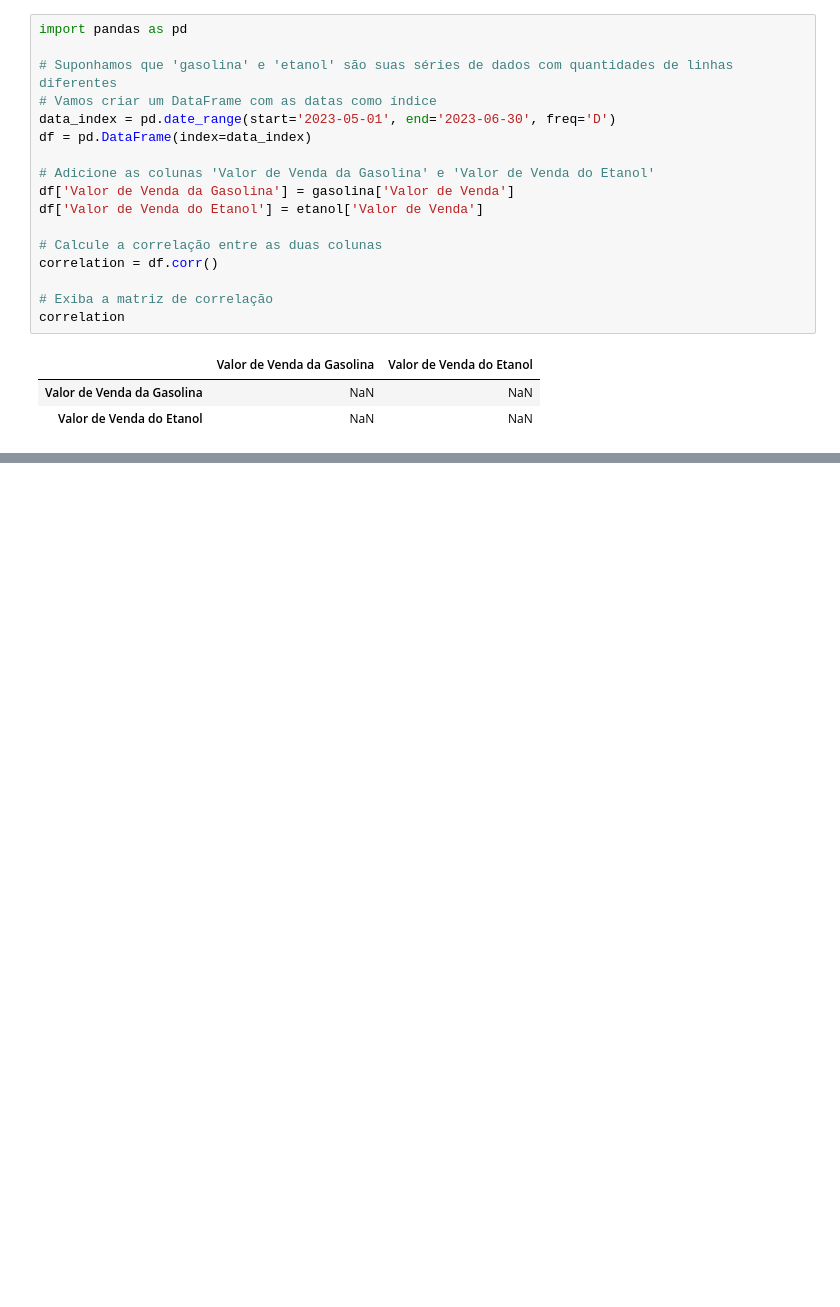
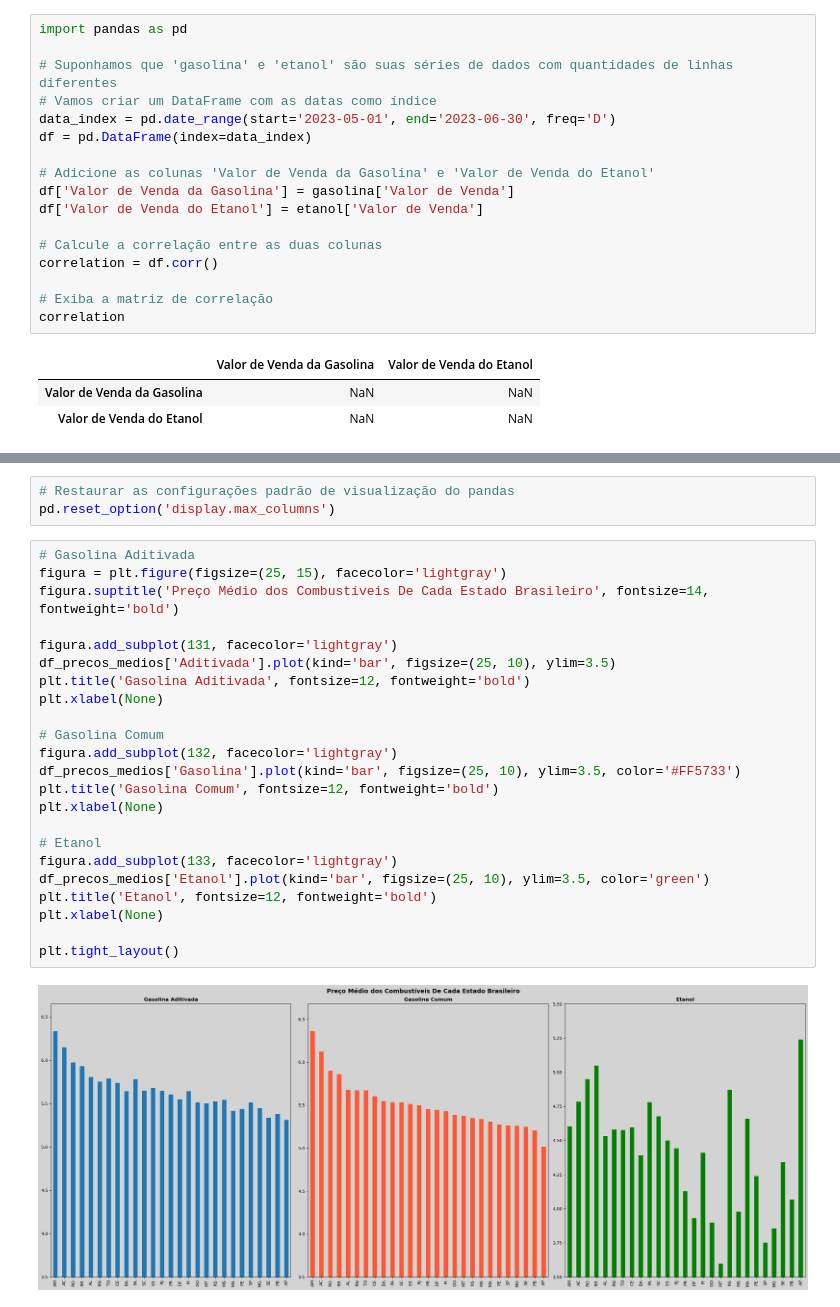
Before and after one commit to gideoni-santos/projeto-squad5-m4, a Jupyter notebook: Analise_combustiveis.ipynb, the cells around one changed output, grey strips where cells are left out. Saved outputs shown, nothing was run; the diff lists cells and outputs as text; blank space fills up the shorter version.

```diff
--- a/Analise_combustiveis.ipynb
+++ b/Analise_combustiveis.ipynb
@@ -881,0 +894,28 @@ correlation
+# %%
+# Restaurar as configurações padrão de visualização do pandas
+pd.reset_option('display.max_columns')
+# %%
+# Gasolina Aditivada
+figura = plt.figure(figsize=(25, 15), facecolor='lightgray')
+figura.suptitle('Preço Médio dos Combustíveis De Cada Estado Brasileiro', fontsize=14, fontweight='bold')
+
+figura.add_subplot(131, facecolor='lightgray')
+df_precos_medios['Aditivada'].plot(kind='bar', figsize=(25, 10), ylim=3.5)
+plt.title('Gasolina Aditivada', fontsize=12, fontweight='bold')
+plt.xlabel(None)
+
+# Gasolina Comum
+figura.add_subplot(132, facecolor='lightgray')
+df_precos_medios['Gasolina'].plot(kind='bar', figsize=(25, 10), ylim=3.5, color='#FF5733')
+plt.title('Gasolina Comum', fontsize=12, fontweight='bold')
+plt.xlabel(None)
+
+# Etanol
+figura.add_subplot(133, facecolor='lightgray')
+df_precos_medios['Etanol'].plot(kind='bar', figsize=(25, 10), ylim=3.5, color='green')
+plt.title('Etanol', fontsize=12, fontweight='bold')
+plt.xlabel(None)
+
+plt.tight_layout()
+# %% [output]
+[figure, added]
```
Also changed, not shown: parts of 3 cells of this notebook.
